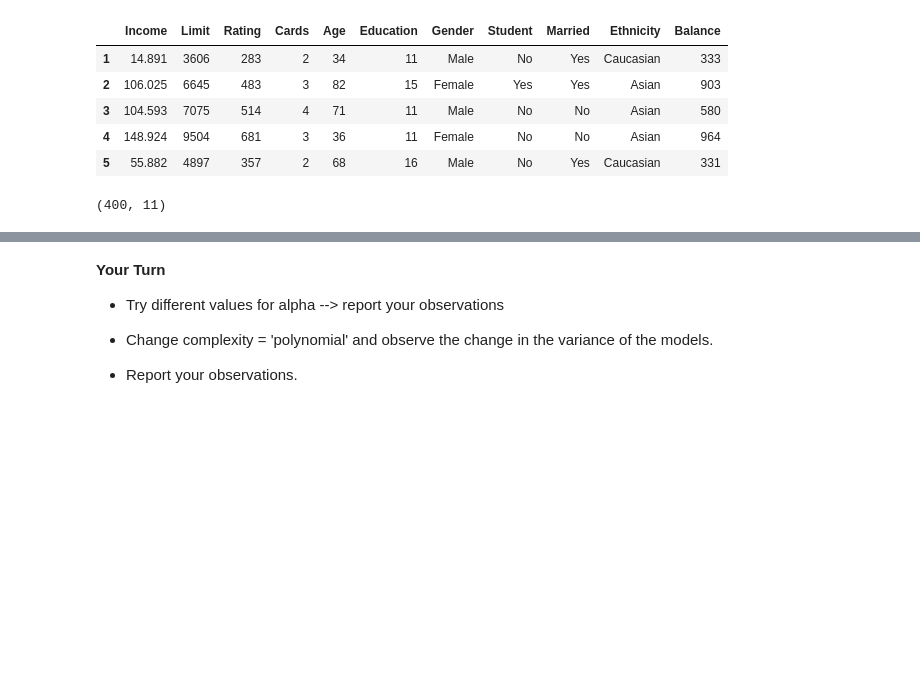
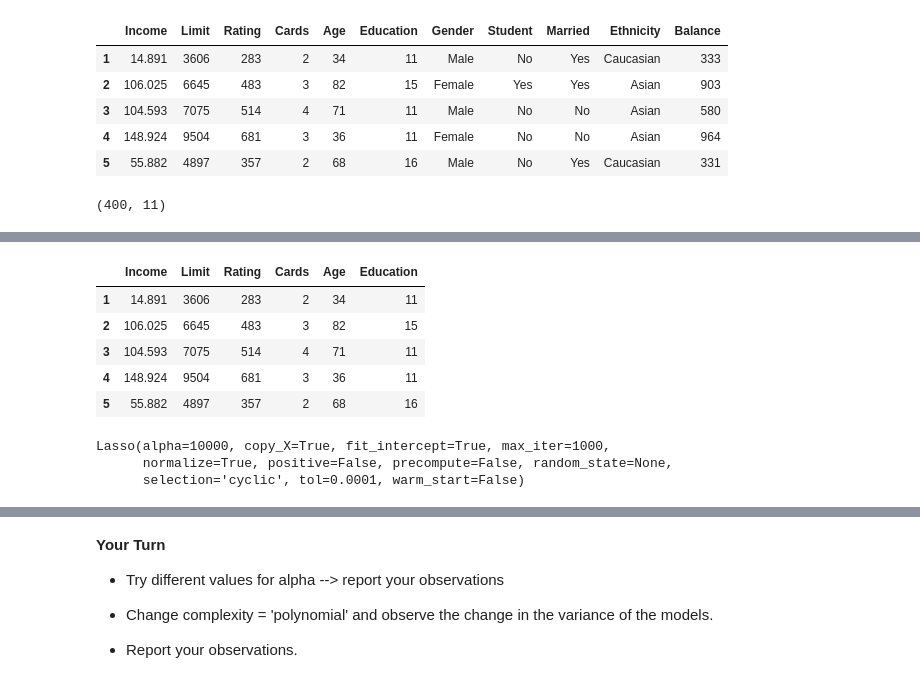
Before and after one commit to learn-co-students/dc-ds-010620, a Jupyter notebook: mod-4/Day-3-Lasso-Ridge/regularization/regularization.ipynb, the cells around one changed output, grey strips where cells are left out. Saved outputs shown, nothing was run; the diff lists cells and outputs as text; code cells hidden in the pictures; blank space fills up the shorter version.

```diff
--- a/mod-4/Day-3-Lasso-Ridge/regularization/regularization.ipynb
+++ b/mod-4/Day-3-Lasso-Ridge/regularization/regularization.ipynb
@@ -149,0 +202,9 @@ trained_models = model_experiment(num_iter=10, alpha = 100,
+# %%
+df2.head()
+# %% [output]
+|  | Income | Limit | Rating | Cards | Age | Education |
+| 1 | 14.891 | 3606 | 283 | 2 | 34 | 11 |
+| 2 | 106.025 | 6645 | 483 | 3 | 82 | 15 |
+| 3 | 104.593 | 7075 | 514 | 4 | 71 | 11 |
+| 4 | 148.924 | 9504 | 681 | 3 | 36 | 11 |
+| 5 | 55.882 | 4897 | 357 | 2 | 68 | 16 |
@@ -149,0 +227,6 @@ trained_models = model_experiment(num_iter=10, alpha = 100,
+# %%
+lr_lasso.fit(df2, y)
+# %% [output]
+Lasso(alpha=10000, copy_X=True, fit_intercept=True, max_iter=1000,
+      normalize=True, positive=False, precompute=False, random_state=None,
+      selection='cyclic', tol=0.0001, warm_start=False)
```
Also changed, not shown: parts of 20 cells of this notebook, 27 other files.
